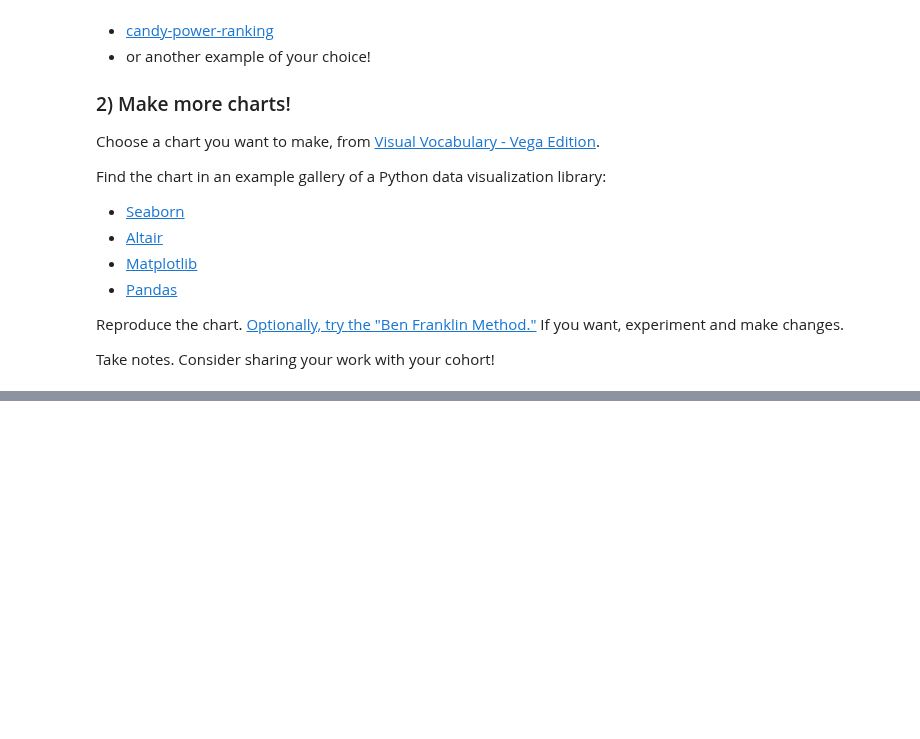
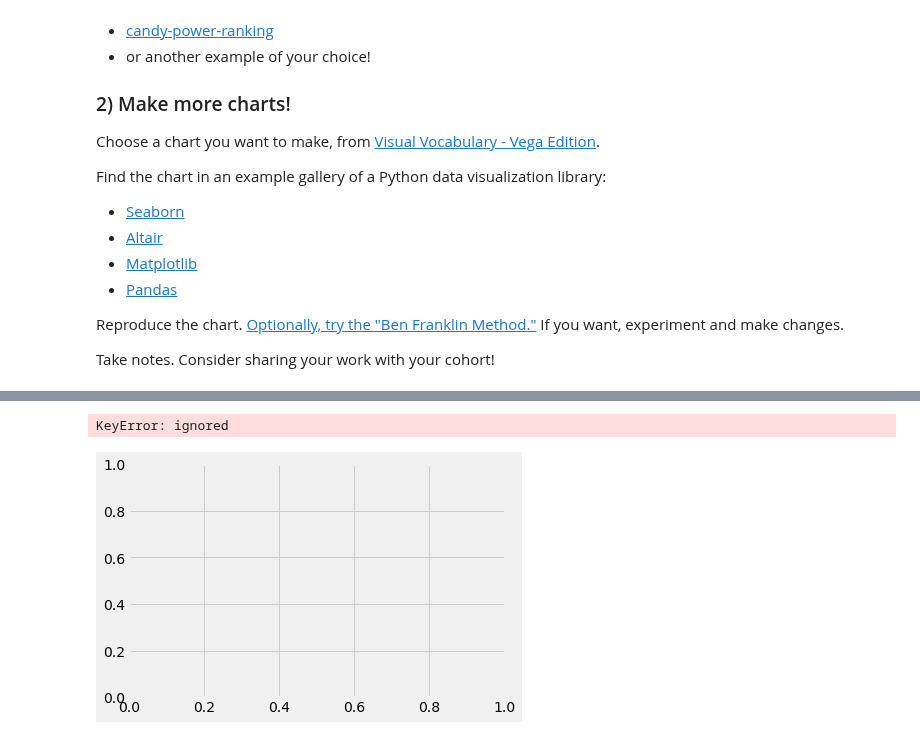
Before and after one commit to bloominstituteoftechnology/DS-Unit-1-Sprint-1-Data-Wrangling-and-Storytelling, a Jupyter notebook: module4-make-explanatory-visualizations/LS_DS_114_Make_Explanatory_Visualizations_Assignment.ipynb, the cells around one changed output, grey strips where cells are left out. Saved outputs shown, nothing was run; the diff lists cells and outputs as text; code cells hidden in the pictures; blank space fills up the shorter version.

```diff
--- a/module4-make-explanatory-visualizations/LS_DS_114_Make_Explanatory_Visualizations_Assignment.ipynb
+++ b/module4-make-explanatory-visualizations/LS_DS_114_Make_Explanatory_Visualizations_Assignment.ipynb
@@ -207,0 +206,7 @@ Take notes. Consider sharing your work with your cohort!
+# %%
+# More Work Here
+
+#read in dataset
+
+candy_power_rankings = pd.read_csv('https://raw.githubusercontent.com/fivethirtyeight/data/master/candy-power-ranking/candy-data.csv')
+candy_power_rankings.head()
@@ -207,0 +220,9 @@ Take notes. Consider sharing your work with your cohort!
+# %%
+#set figure and axes variables
+
+fig2, ax2 = plt.subplots()
+
+ax2.bar(candy_power_rankings['winpercent', 'competitorname'], y=1, width=.9, )
+# %% [output]
+KeyError: ignored
+[figure, added]
```
Also changed, not shown: parts of 2 cells of this notebook.
